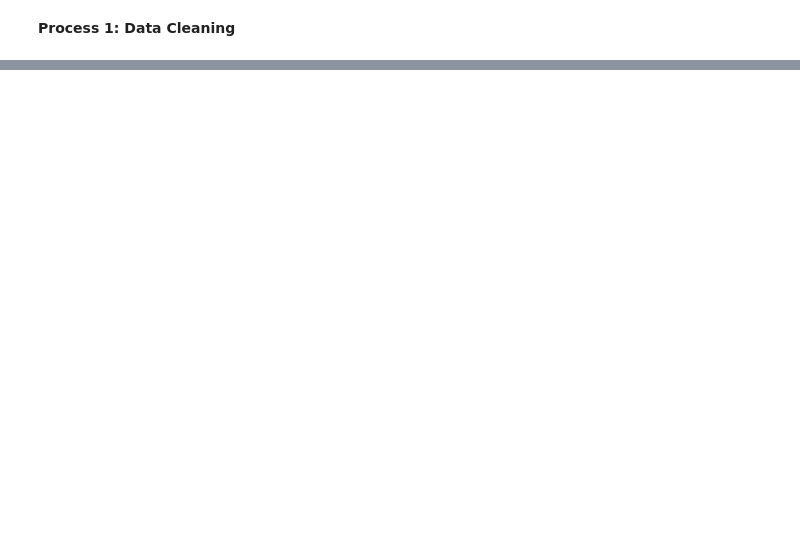
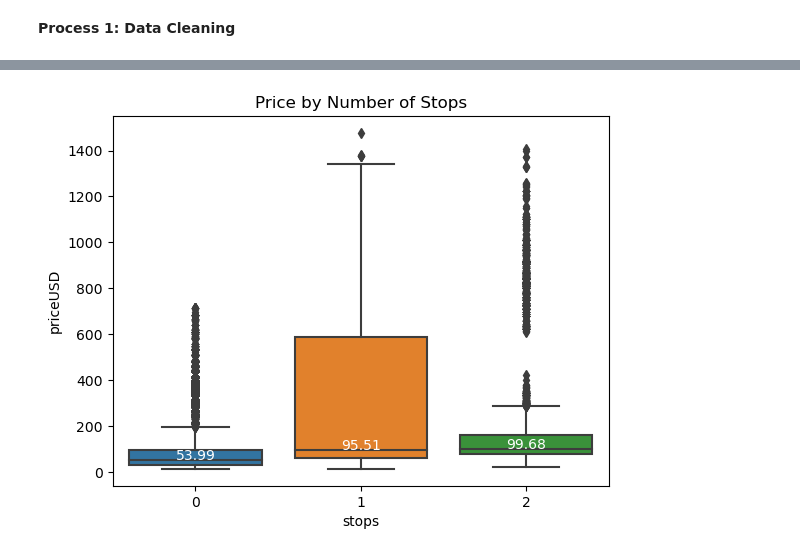
Before and after one commit to Swaggerjee/FlightPricePredictionTool, a Jupyter notebook: airData.ipynb, the cells around one changed output, grey strips where cells are left out. Cells and saved outputs as stored; diff of their text form; code cells hidden in the pictures; blank space fills up the shorter version.

```diff
--- a/airData.ipynb
+++ b/airData.ipynb
@@ -50,0 +149,13 @@ data.head()
+# %%
+# Exploring the relationship between stops and price with a box plot
+plt.title('Price by Number of Stops')
+sns.boxplot(x='stops', y='priceUSD', data=data)
+#add a label for the median price for each number of stops
+medians = data.groupby('stops')['priceUSD'].median()
+for xtick in plt.gca().get_xticks():
+    plt.text(xtick, medians[xtick], medians[xtick], horizontalalignment='center', color='w')
+plt.show()
+
+# This is interesting because in the US, more layovers usually implies a cheaper flight, but a nonstop flight is cheaper in India. This is likely due to the fact that the dataset is limited to domestic flights in India, and the number of stops relates to the distance traveled.
+# %% [output]
+[figure, added]
```
Also changed, not shown: parts of 12 cells of this notebook.
